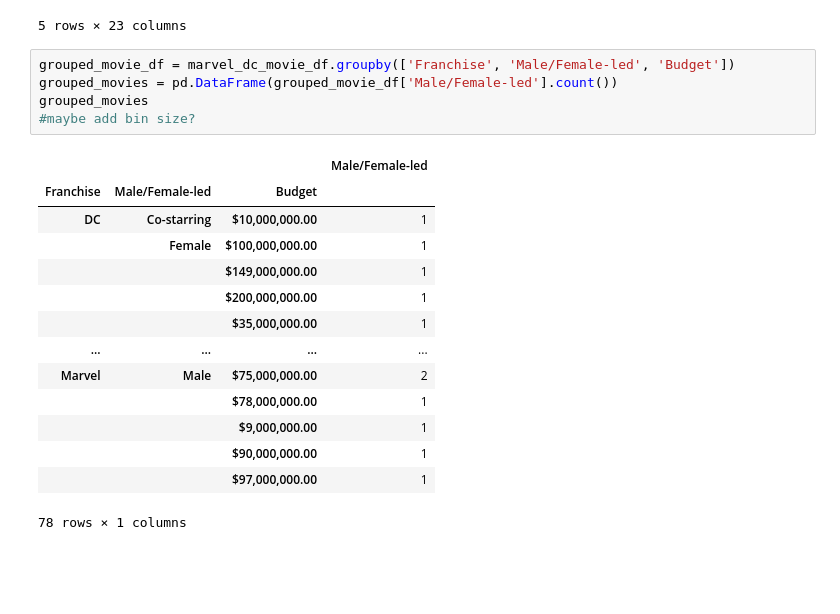
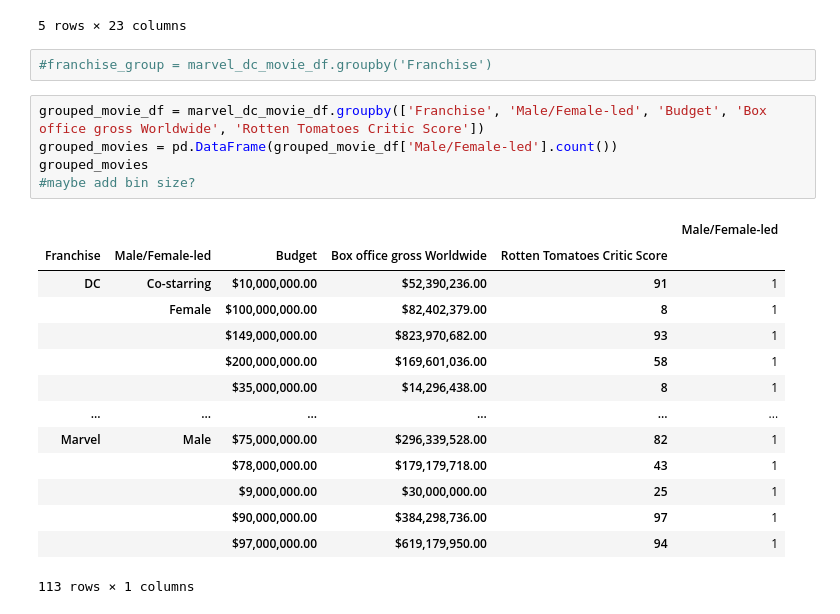
Before and after one commit to Nathan-Savage/project1, a Jupyter notebook: NA_Project1_notebook.ipynb, the cells around one changed output. Drawn from its saved outputs; the diff is of its cells as text; blank space fills up the shorter version.

```diff
--- a/NA_Project1_notebook.ipynb
+++ b/NA_Project1_notebook.ipynb
@@ -44,23 +44,25 @@ marvel_dc_movie_df.head()
 | 3 | Supergirl | 21/11/1984 | $14,296,438.00 | NaN | $14,296,438.00 | $35,000,000.00 | ... |
 | 4 | Howard the Duck | 01/08/1986 | $16,295,774.00 | $21,667,000.00 | $37,962,774.00 | $37,000,000.00 | ... |
 5 rows × 23 columns
+# %%
+#franchise_group = marvel_dc_movie_df.groupby('Franchise')
 # %%
-grouped_movie_df = marvel_dc_movie_df.groupby(['Franchise', 'Male/Female-led', 'Budget'])
+grouped_movie_df = marvel_dc_movie_df.groupby(['Franchise', 'Male/Female-led', 'Budget', 'Box office gross Worldwide', 'Rotten Tomatoes Critic Score'])
 grouped_movies = pd.DataFrame(grouped_movie_df['Male/Female-led'].count())
 grouped_movies
 #maybe add bin size?
 # %% [output]
-|  |  |  | Male/Female-led |
-| Franchise | Male/Female-led | Budget |  |
-| DC | Co-starring | $10,000,000.00 | 1 |
-|  | Female | $100,000,000.00 | 1 |
-|  |  | $149,000,000.00 | 1 |
-|  |  | $200,000,000.00 | 1 |
-|  |  | $35,000,000.00 | 1 |
-| ... | ... | ... | ... |
-| Marvel | Male | $75,000,000.00 | 2 |
-|  |  | $78,000,000.00 | 1 |
-|  |  | $9,000,000.00 | 1 |
-|  |  | $90,000,000.00 | 1 |
-|  |  | $97,000,000.00 | 1 |
+|  |  |  |  |  | Male/Female-led |
+| Franchise | Male/Female-led | Budget | Box office gross Worldwide | Rotten Tomatoes Critic Score |  |
+| DC | Co-starring | $10,000,000.00 | $52,390,236.00 | 91 | 1 |
+|  | Female | $100,000,000.00 | $82,402,379.00 | 8 | 1 |
+|  |  | $149,000,000.00 | $823,970,682.00 | 93 | 1 |
+|  |  | $200,000,000.00 | $169,601,036.00 | 58 | 1 |
+|  |  | $35,000,000.00 | $14,296,438.00 | 8 | 1 |
+| ... | ... | ... | ... | ... | ... |
+| Marvel | Male | $75,000,000.00 | $296,339,528.00 | 82 | 1 |
+|  |  | $78,000,000.00 | $179,179,718.00 | 43 | 1 |
+|  |  | $9,000,000.00 | $30,000,000.00 | 25 | 1 |
+|  |  | $90,000,000.00 | $384,298,736.00 | 97 | 1 |
+|  |  | $97,000,000.00 | $619,179,950.00 | 94 | 1 |
-78 rows × 1 columns
+113 rows × 1 columns
```
Also changed, not shown: parts of 9 cells of this notebook.
